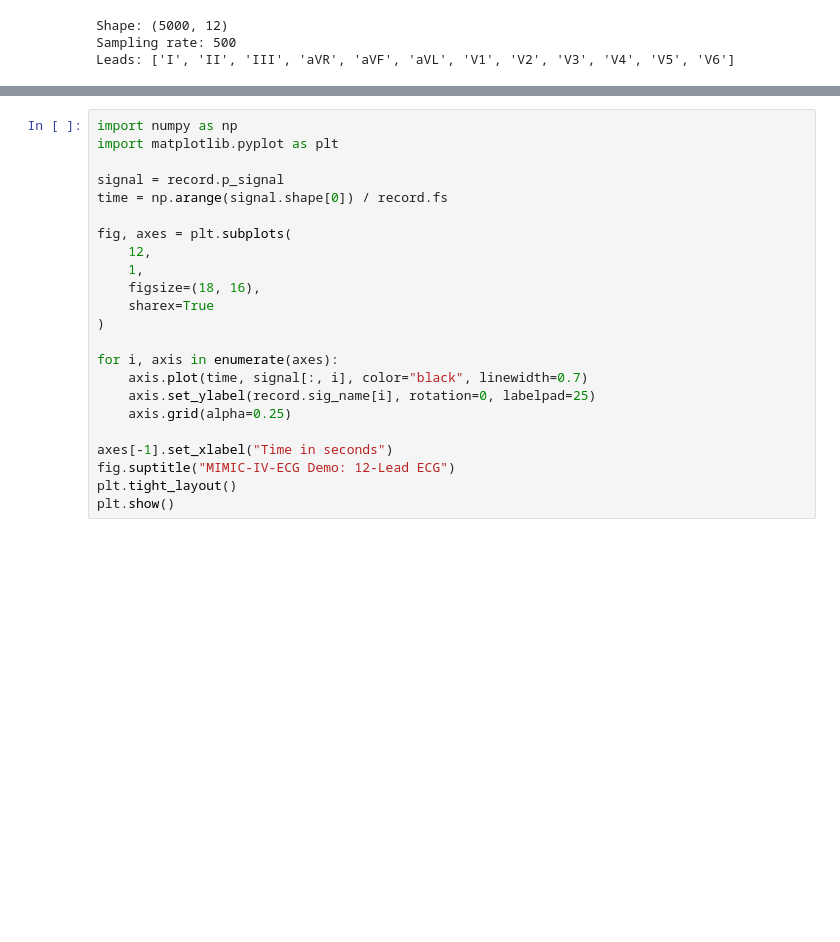
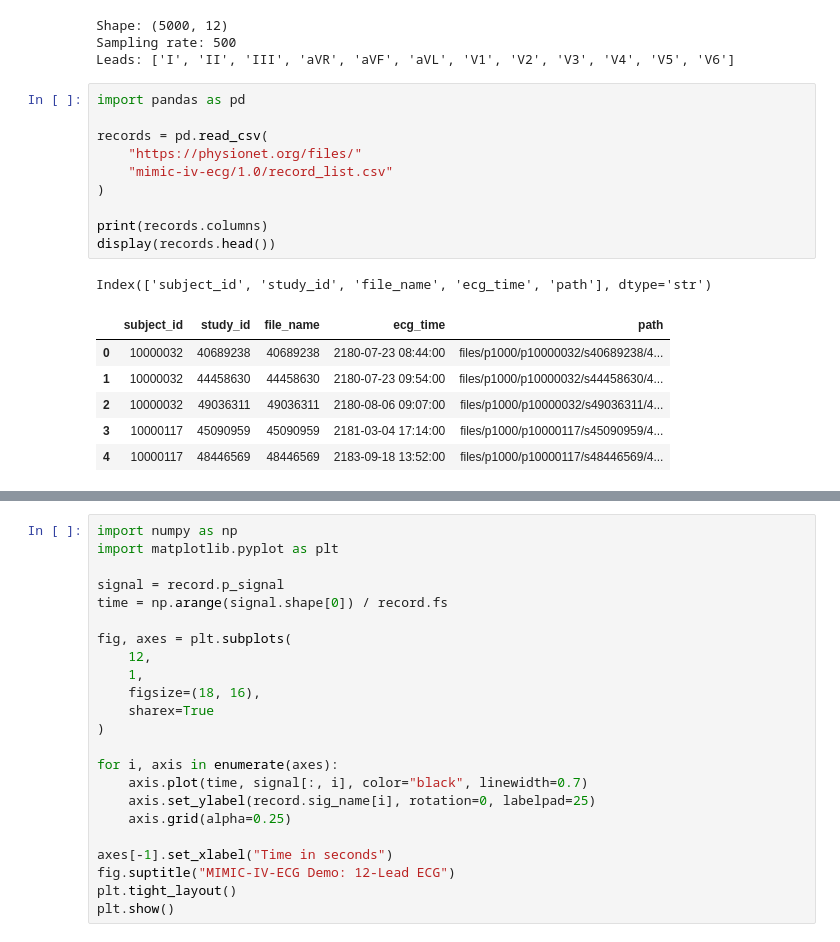
Before and after one commit to Stephzennn/ECG_ANOCA_Trial_1, a Jupyter notebook: 01_mimic_ecg_demo.ipynb, the cells around one changed output, grey strips where cells are left out. Saved outputs shown, nothing was run; the diff lists cells and outputs as text; blank space fills up the shorter version.

```diff
--- a/01_mimic_ecg_demo.ipynb
+++ b/01_mimic_ecg_demo.ipynb
@@ -23,3 +23,21 @@ print("Leads:", record.sig_name)
 Shape: (5000, 12)
 Sampling rate: 500
 Leads: ['I', 'II', 'III', 'aVR', 'aVF', 'aVL', 'V1', 'V2', 'V3', 'V4', 'V5', 'V6']
+# %%
+import pandas as pd
+
+records = pd.read_csv(
+    "https://physionet.org/files/"
+    "mimic-iv-ecg/1.0/record_list.csv"
+)
+
+print(records.columns)
+display(records.head())
+# %% [output]
+Index(['subject_id', 'study_id', 'file_name', 'ecg_time', 'path'], dtype='str')
+|  | subject_id | study_id | file_name | ecg_time | path |
+| 0 | 10000032 | 40689238 | 40689238 | 2180-07-23 08:44:00 | files/p1000/p10000032/s40689238/4... |
+| 1 | 10000032 | 44458630 | 44458630 | 2180-07-23 09:54:00 | files/p1000/p10000032/s44458630/4... |
+| 2 | 10000032 | 49036311 | 49036311 | 2180-08-06 09:07:00 | files/p1000/p10000032/s49036311/4... |
+| 3 | 10000117 | 45090959 | 45090959 | 2181-03-04 17:14:00 | files/p1000/p10000117/s45090959/4... |
+| 4 | 10000117 | 48446569 | 48446569 | 2183-09-18 13:52:00 | files/p1000/p10000117/s48446569/4... |
```
Also changed, not shown: parts of 8 cells of this notebook.
